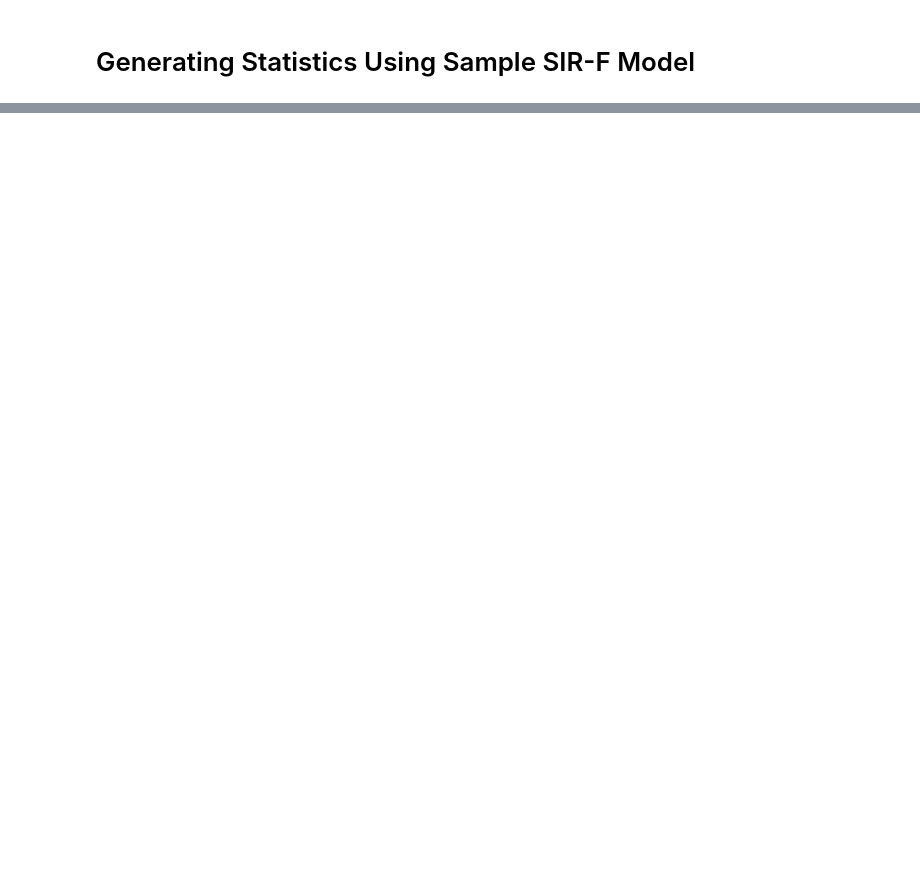
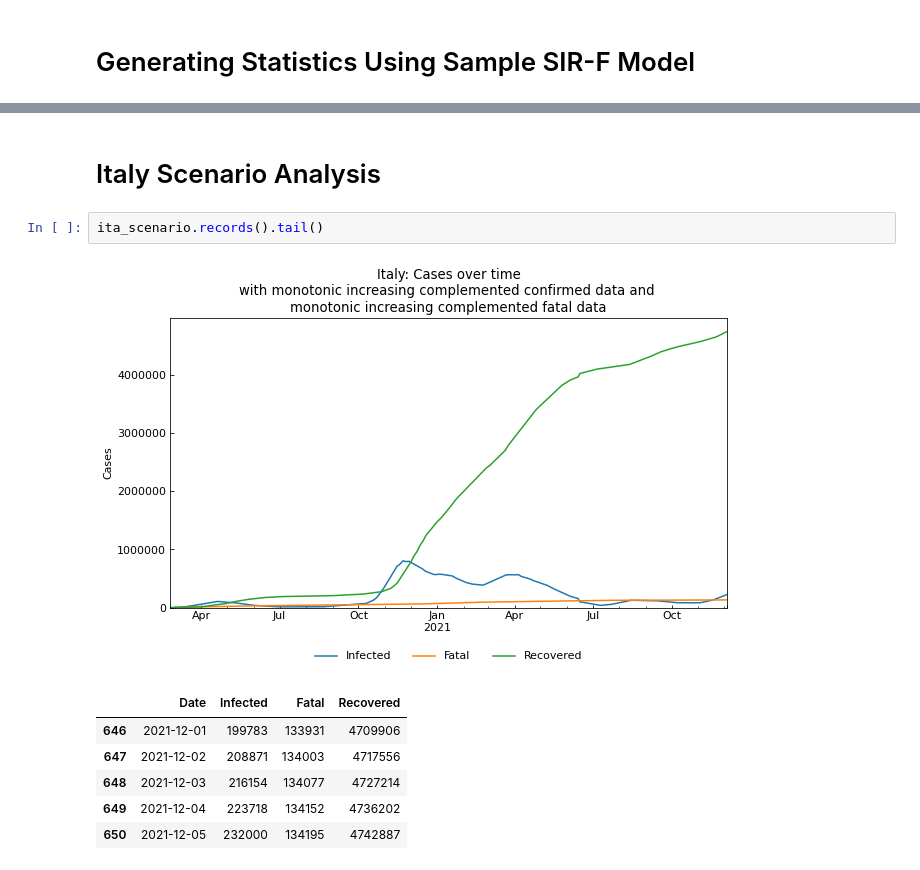
Before and after one commit to Namratha2301/DRBCMSocialMedia, a Jupyter notebook: DRBCM-SIR.ipynb, the cells around one changed output, grey strips where cells are left out. Drawn from its saved outputs; the diff is of its cells as text; blank space fills up the shorter version.

```diff
--- a/DRBCM-SIR.ipynb
+++ b/DRBCM-SIR.ipynb
@@ -217,0 +312,12 @@ x_max = df.loc[df["Infected"].idxmax(), "Susceptible"] / cs.SIR.EXAMPLE["populat
+# %% [markdown]
+# Italy Scenario Analysis
+# %%
+ita_scenario.records().tail()
+# %% [output]
+[figure, added]
+|  | Date | Infected | Fatal | Recovered |
+| 646 | 2021-12-01 | 199783 | 133931 | 4709906 |
+| 647 | 2021-12-02 | 208871 | 134003 | 4717556 |
+| 648 | 2021-12-03 | 216154 | 134077 | 4727214 |
+| 649 | 2021-12-04 | 223718 | 134152 | 4736202 |
+| 650 | 2021-12-05 | 232000 | 134195 | 4742887 |
```
Also changed, not shown: parts of 40 cells of this notebook.
